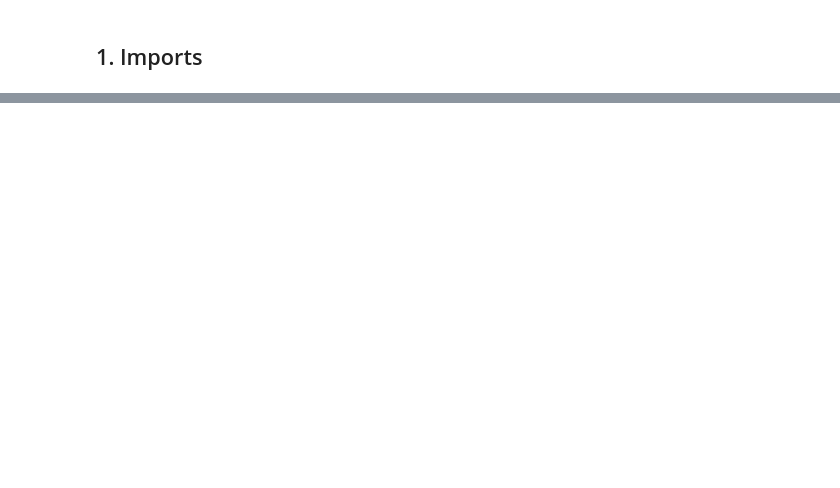
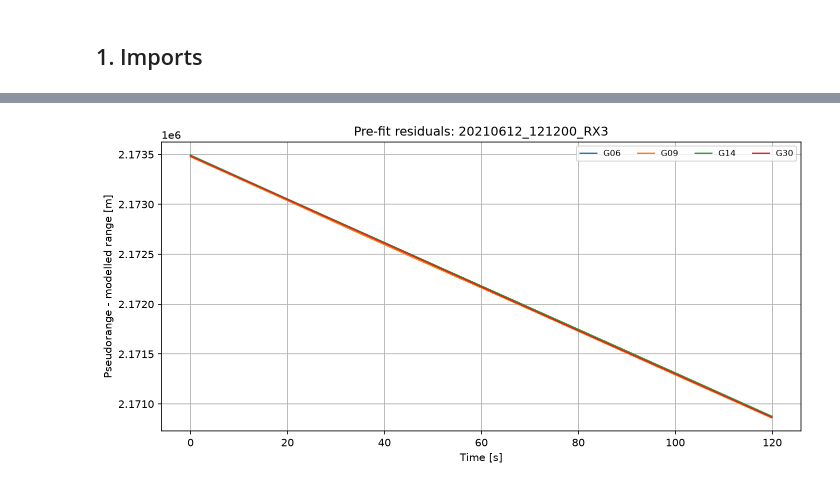
Before and after one commit to cu-sense-lab/gps-tracking-example, a Jupyter notebook: notebooks/02-navigation.ipynb, the cells around one changed output, grey strips where cells are left out. Drawn from its saved outputs; the diff is of its cells as text; code cells hidden in the pictures; blank space fills up the shorter version.

```diff
--- a/notebooks/02-navigation.ipynb
+++ b/notebooks/02-navigation.ipynb
@@ -844,0 +1237,81 @@ but subframes 2 and 3 sit behind LDPC codes that are not implemented yet. See
+# %%
+obs = observables.form_observables(
+    {sid: run[sid].outputs for sid in anchors},
+    anchors,
+    epoch_interval_ms=EPOCH_INTERVAL_MS,
+    week=week,
+)
+
+# Klobuchar coefficients, preferably ones this receiver decoded for itself.  Both
+# message formats carry the same eight numbers, in different places: CNAV puts them in
+# the 30-series clock messages, LNAV in subframe 4 page 18.
+iono_alpha = iono_beta = None
+for sid, result in decodes.items():
+    if not result.synced:
+        continue
+    if MESSAGE_FORMAT == "CNAV":
+        clocks = [m for m in result.messages if 30 <= m.message_type <= 37]
+        if clocks:
+            parsed = cnav.parse_type_30(clocks[0])
+            iono_alpha, iono_beta = parsed.alpha, parsed.beta
+            break
+    else:
+        # parse_iono_utc returns None for any subframe 4 page that is not 18, so
+        # sweeping every decoded subframe is the intended use.  That page comes round
+        # once every 12.5 minutes, so on a short capture it usually misses.
+        for subframe in result.subframes:
+            parsed = lnav.parse_iono_utc(subframe)
+            if parsed is not None:
+                iono_alpha, iono_beta = parsed.alpha, parsed.beta
+                break
+        if iono_alpha is not None:
+            break
+
+iono_source = "decoded from the signal"
+if iono_alpha is None:
+    # The same eight numbers out of the broadcast file's header.  They are updated at
+    # most every few days, so this is the model the satellites were transmitting -- it
+    # just did not arrive in the window this receiver heard.
+    header_iono = broadcast_ephemeris.load_brdc_iono(collect_date)
+    if header_iono is not None:
+        iono_alpha, iono_beta = header_iono
+        iono_source = "from the broadcast file header"
+    else:
+        iono_source = "unavailable"
+
+corrected, terms = navigation.correct_pseudoranges(
+    obs, broadcast,
+    signal_type_id=SIGNAL_ID.signal_type_id,
+    settings=CORRECTIONS,
+    receiver_position_ecef_m=reference_ecef,
+    iono_alpha=iono_alpha,
+    iono_beta=iono_beta,
+)
+
+tables.print_fields(
+    [("epochs", f"{len(obs.epoch_uptime_ms):,} at {EPOCH_INTERVAL_MS:g} ms"),
+     ("satellites", f"{len(obs.sat_ids)}: {', '.join(obs.sat_ids)}"),
+     ("Klobuchar coefficients", iono_source)],
+)
+
+# The corrections remove the errors, not the geometry -- so `corrected` is still
+# 20,000-26,000 km, and plotting it shows nothing but which satellite is where.
+# Subtracting the modelled range to the a-priori position leaves what a solve works on.
+satellite_ecef_m = navigation.satellite_positions(
+    obs, broadcast, apply_sagnac=CORRECTIONS.sagnac,
+    # The a-priori is what makes the Sagnac transit geometric rather than taken
+    # from the receiver clock, which is still carrying its bias at this point.
+    receiver_position_ecef_m=reference_ecef,
+)
+geometric_range_m = np.linalg.norm(satellite_ecef_m - reference_ecef, axis=2)
+
+fig = plt.figure(figsize=(11, 5), dpi=150)
+utils.plotting.plot_prefit_residuals(
+    fig,
+    (obs.epoch_uptime_ms - obs.epoch_uptime_ms[0]) * 1e-3,
+    corrected - geometric_range_m,
+    obs.sat_ids,
+    title=f"Pre-fit residuals: {collect_id}",
+)
+plt.show()
+# %% [output]
@@ -844,0 +1321 @@ but subframes 2 and 3 sit behind LDPC codes that are not implemented yet. See
+[figure, added]
```
Also changed, not shown: parts of 60 cells of this notebook.
